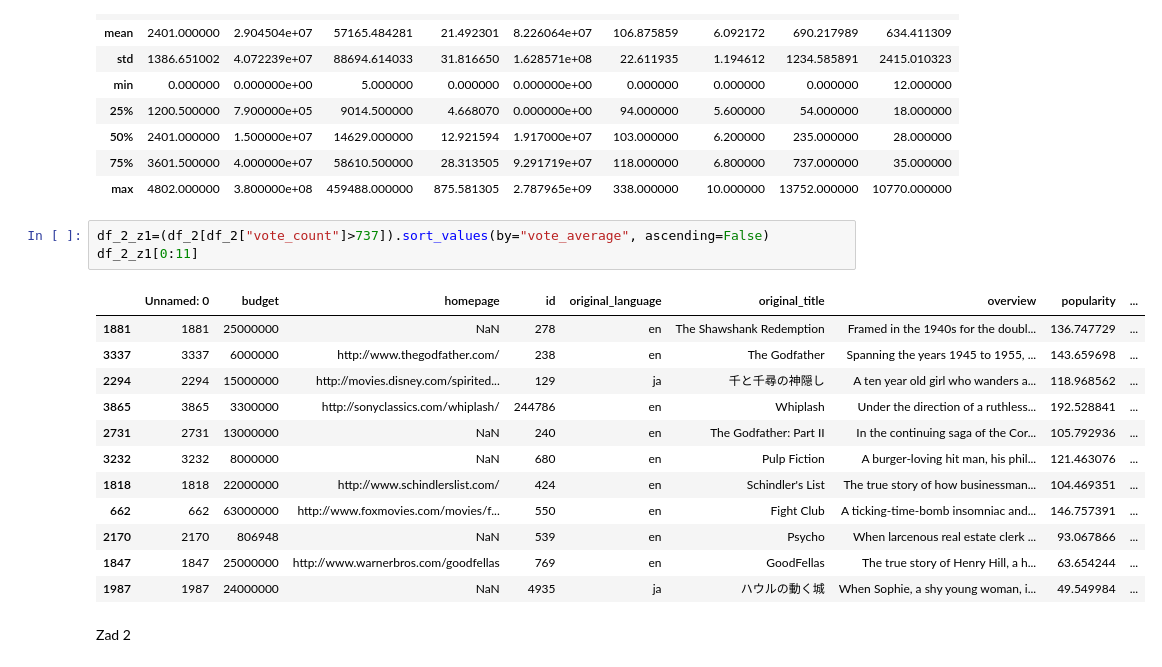
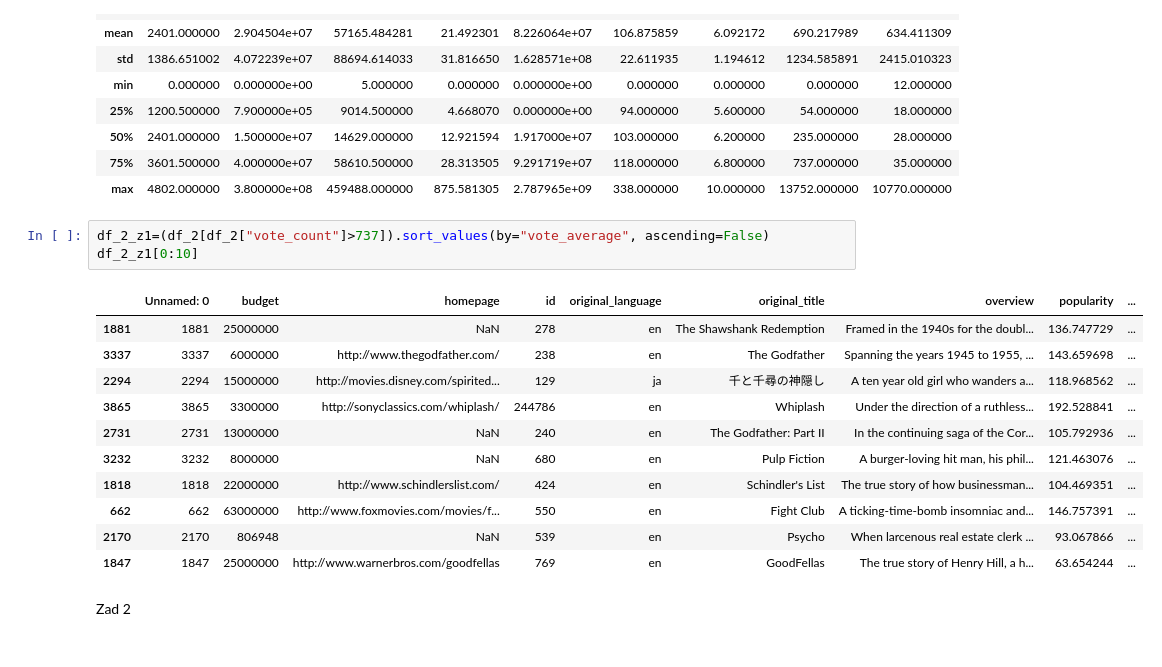
Before and after one commit to AlicjaPop/Baza_filmow, a Jupyter notebook: baza_filmow.ipynb, the cells around one changed output. Cells and saved outputs as stored; diff of their text form.

```diff
--- a/baza_filmow.ipynb
+++ b/baza_filmow.ipynb
@@ -79,20 +79,19 @@ df_2.describe()
 | max | 4802.000000 | 3.800000e+08 | 459488.000000 | 875.581305 | 2.787965e+09 | 338.000000 | 10.000000 | 13752.000000 | 10770.000000 |
 # %%
 df_2_z1=(df_2[df_2["vote_count"]>737]).sort_values(by="vote_average", ascending=False)
-df_2_z1[0:11]
+df_2_z1[0:10]
 # %% [output]
 |  | Unnamed: 0 | budget | homepage | id | original_language | original_title | overview | popularity | ... |
 | 1881 | 1881 | 25000000 | NaN | 278 | en | The Shawshank Redemption | Framed in the 1940s for the doubl... | 136.747729 | ... |
 | 3337 | 3337 | 6000000 | http://www.thegodfather.com/ | 238 | en | The Godfather | Spanning the years 1945 to 1955, ... | 143.659698 | ... |
 | 2294 | 2294 | 15000000 | http://movies.disney.com/spirited... | 129 | ja | 千と千尋の神隠し | A ten year old girl who wanders a... | 118.968562 | ... |
 | 3865 | 3865 | 3300000 | http://sonyclassics.com/whiplash/ | 244786 | en | Whiplash | Under the direction of a ruthless... | 192.528841 | ... |
 | 2731 | 2731 | 13000000 | NaN | 240 | en | The Godfather: Part II | In the continuing saga of the Cor... | 105.792936 | ... |
 | 3232 | 3232 | 8000000 | NaN | 680 | en | Pulp Fiction | A burger-loving hit man, his phil... | 121.463076 | ... |
 | 1818 | 1818 | 22000000 | http://www.schindlerslist.com/ | 424 | en | Schindler's List | The true story of how businessman... | 104.469351 | ... |
 | 662 | 662 | 63000000 | http://www.foxmovies.com/movies/f... | 550 | en | Fight Club | A ticking-time-bomb insomniac and... | 146.757391 | ... |
 | 2170 | 2170 | 806948 | NaN | 539 | en | Psycho | When larcenous real estate clerk ... | 93.067866 | ... |
 | 1847 | 1847 | 25000000 | http://www.warnerbros.com/goodfellas | 769 | en | GoodFellas | The true story of Henry Hill, a h... | 63.654244 | ... |
-| 1987 | 1987 | 24000000 | NaN | 4935 | ja | ハウルの動く城 | When Sophie, a shy young woman, i... | 49.549984 | ... |
 # %% [markdown]
 Zad 2
 # %%
```
